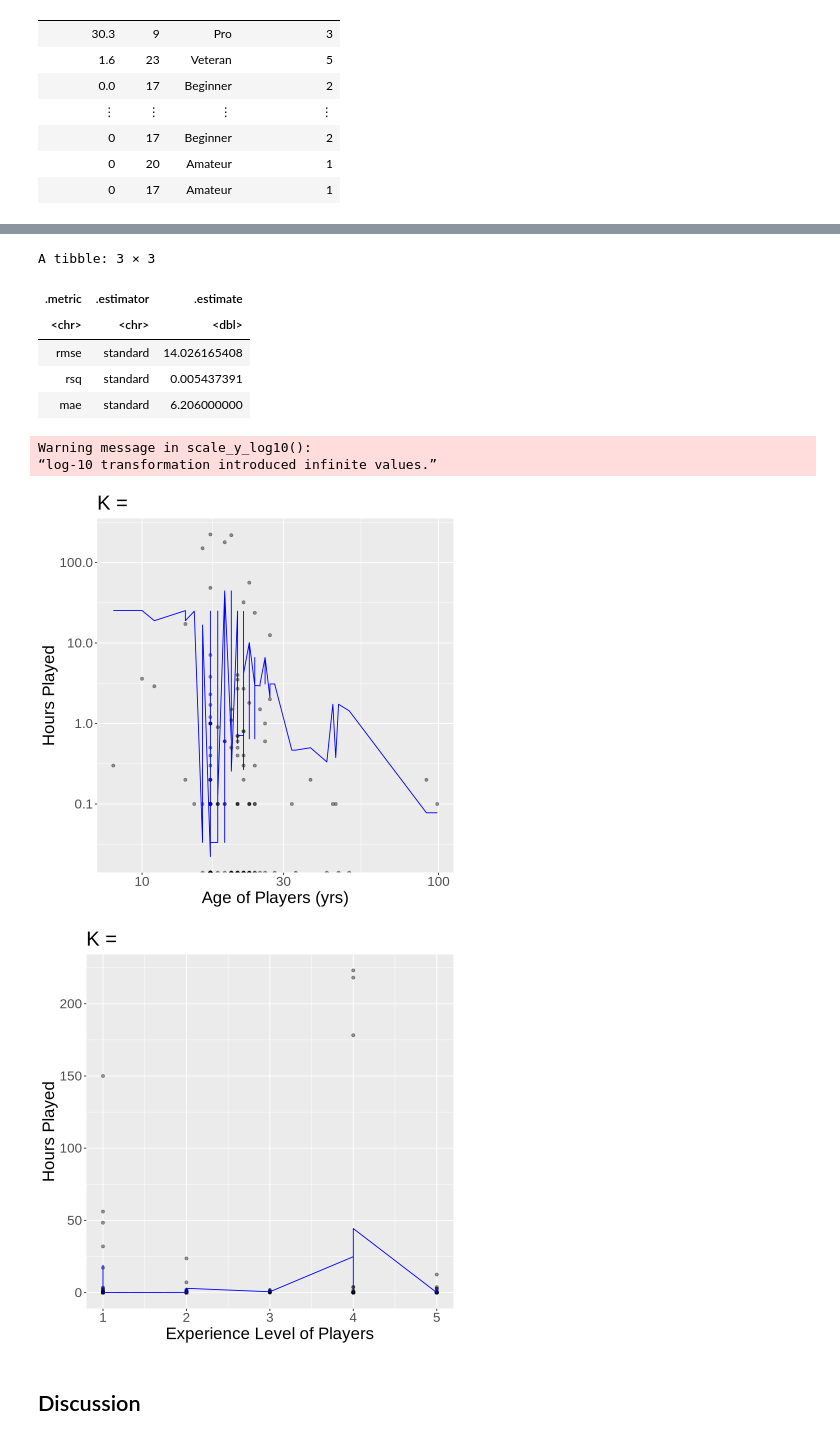
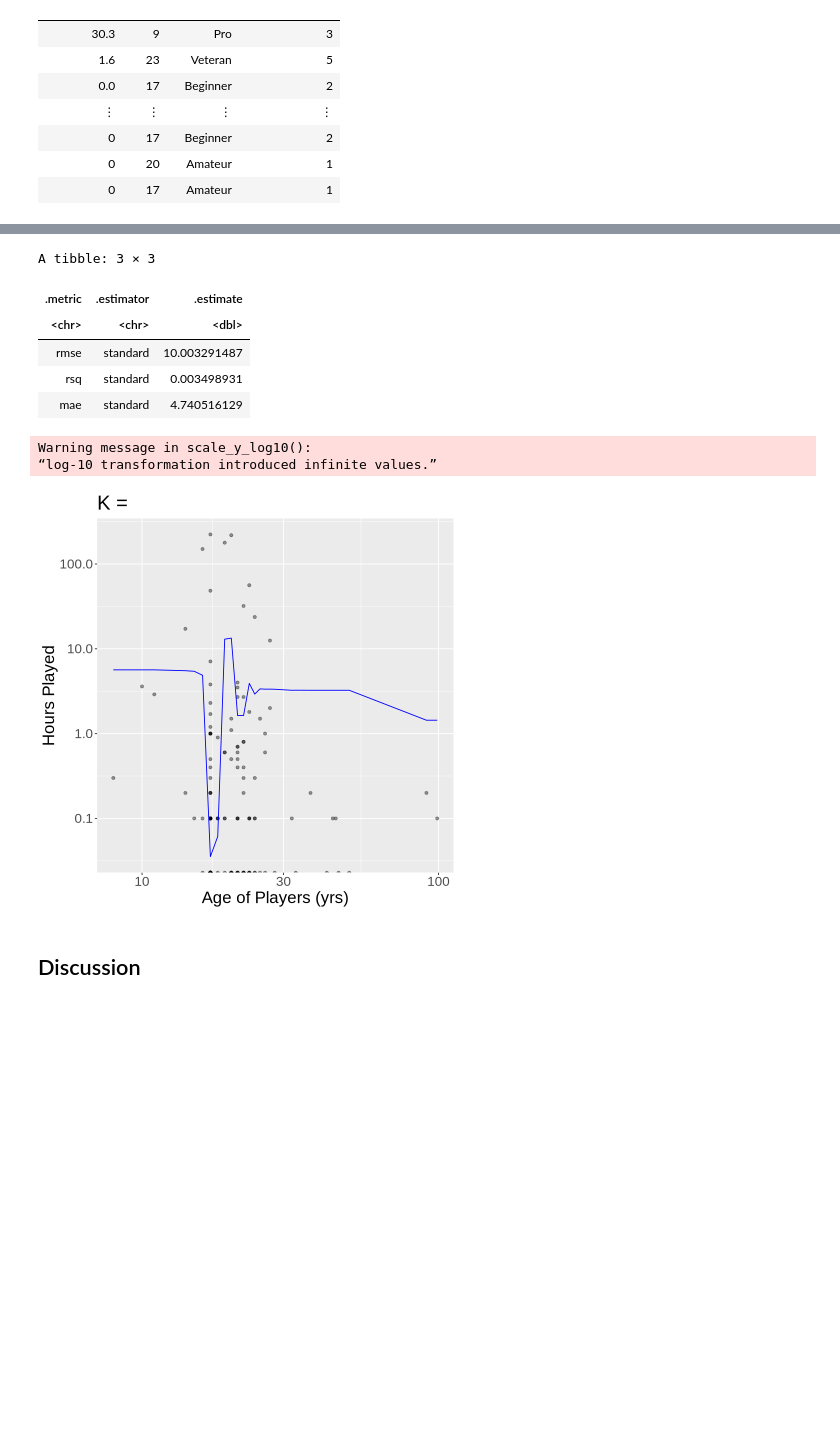
Before and after one commit to alicezh12/Project-Final-Report, a Jupyter notebook: final_project.ipynb, the cells around one changed output, grey strips where cells are left out. Drawn from its saved outputs; the diff is of its cells as text; code cells hidden in the pictures; blank space fills up the shorter version.

```diff
--- a/final_project.ipynb
+++ b/final_project.ipynb
@@ -150,9 +150,8 @@ players_spec <- nearest_neighbor(weight_func = "rectangular", neighbors = tune()
     set_engine("kknn") |>
     set_mode("regression")
 
-players_recipe <- recipe(played_hours ~ age + experience_num, data = players_new) |>
-    step_scale(all_predictors()) |>
-    step_center(all_predictors())
+
+players_recipe <- recipe(played_hours ~ age, data = players_new)
 
 players_vfold <- vfold_cv(players_training, v = 5, strata = played_hours)
 
@@ -160,7 +159,7 @@ players_workflow <- workflow() |>
     add_recipe(players_recipe) |>
     add_model(players_spec)
 
-gridvals <- tibble(neighbors = seq(1,10, by = 1))
+gridvals <- tibble(neighbors = seq(1,50, by = 1))
 
 players_results <- players_workflow |>
     tune_grid(resamples = players_vfold, grid = gridvals) |>
@@ -212,41 +211,29 @@ players_summary
 A tibble: 3 × 3
 | .metric | .estimator | .estimate |
 | <chr> | <chr> | <dbl> |
-| rmse | standard | 14.026165408 |
-| rsq | standard | 0.005437391 |
-| mae | standard | 6.206000000 |
+| rmse | standard | 10.003291487 |
+| rsq | standard | 0.003498931 |
+| mae | standard | 4.740516129 |
 # %%
 players_preds <- players_best_fit |>
                 predict(players_training) |>
                 bind_cols(players_training)
 
 age_plot <- ggplot(players_preds, aes(x = age, y = played_hours)) +
 scale_x_log10() +
 scale_y_log10() +
             geom_point(alpha = 0.4) +
             xlab("Age of Players (yrs)") +
             ylab("Hours Played") +
             geom_line(data = players_preds, aes(x = age, y = .pred), color = "blue") +
             ggtitle("K = ") +
             theme(text = element_text(size = 20))
 
 age_plot
-
-
-
-experience_plot <- ggplot(players_preds, aes(x = experience_num, y = played_hours)) +
-    geom_point(alpha = 0.4) +
-    labs(x = "Experience Level of Players", y = "Hours Played") +
-    geom_line(data = players_preds, aes(x = experience_num, y = .pred), color = "blue") +
-    ggtitle("K = ") +
-    theme(text = element_text(size = 20))
-
-experience_plot
 # %% [output]
 Warning message in scale_y_log10():
 “log-10 transformation introduced infinite values.”
-[figure, old version]
+[figure, new version]
-[figure, removed]
 # %% [markdown]
 ## Discussion
 # %%
```
Also changed, not shown: parts of 2 cells of this notebook.
